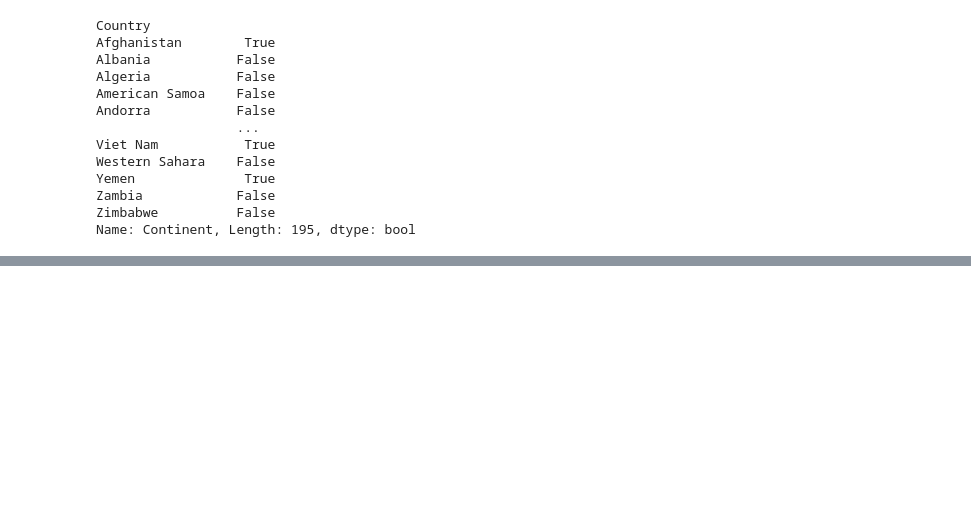
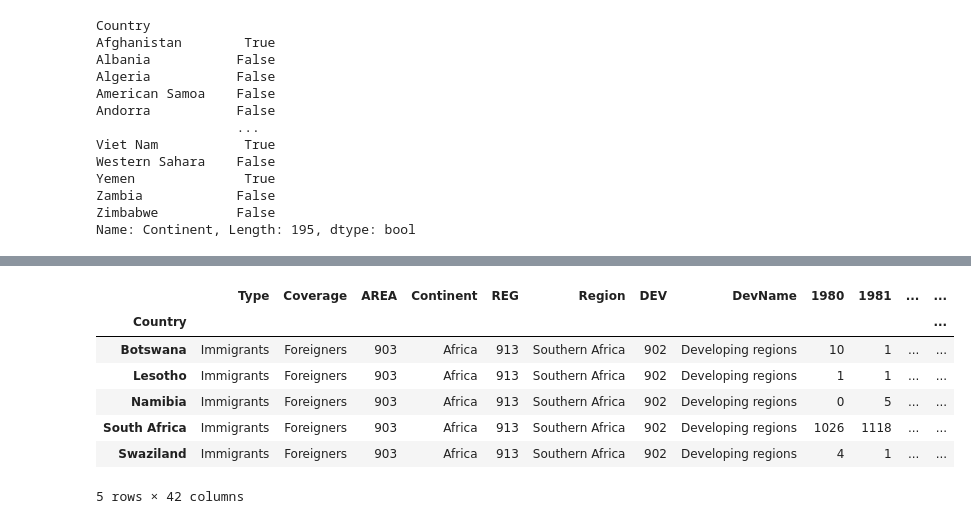
Before and after one commit to riddhikale/immigration_analysis, a Jupyter notebook: canada.ipynb, the cells around one changed output, grey strips where cells are left out. Cells and saved outputs as stored; diff of their text form; code cells hidden in the pictures; blank space fills up the shorter version.

```diff
--- a/canada.ipynb
+++ b/canada.ipynb
@@ -143,0 +166,11 @@ Name: Continent, Length: 195, dtype: bool
+# %%
+df[(df['Continent']=='Africa') & (df['Region']=='Southern Africa')]
+# %% [output]
+|  | Type | Coverage | AREA | Continent | REG | Region | DEV | DevName | 1980 | 1981 | ... | ... |
+| Country |  |  |  |  |  |  |  |  |  |  |  | ... |
+| Botswana | Immigrants | Foreigners | 903 | Africa | 913 | Southern Africa | 902 | Developing regions | 10 | 1 | ... | ... |
+| Lesotho | Immigrants | Foreigners | 903 | Africa | 913 | Southern Africa | 902 | Developing regions | 1 | 1 | ... | ... |
+| Namibia | Immigrants | Foreigners | 903 | Africa | 913 | Southern Africa | 902 | Developing regions | 0 | 5 | ... | ... |
+| South Africa | Immigrants | Foreigners | 903 | Africa | 913 | Southern Africa | 902 | Developing regions | 1026 | 1118 | ... | ... |
+| Swaziland | Immigrants | Foreigners | 903 | Africa | 913 | Southern Africa | 902 | Developing regions | 4 | 1 | ... | ... |
+5 rows × 42 columns
```
Also changed, not shown: parts of 3 cells of this notebook.
